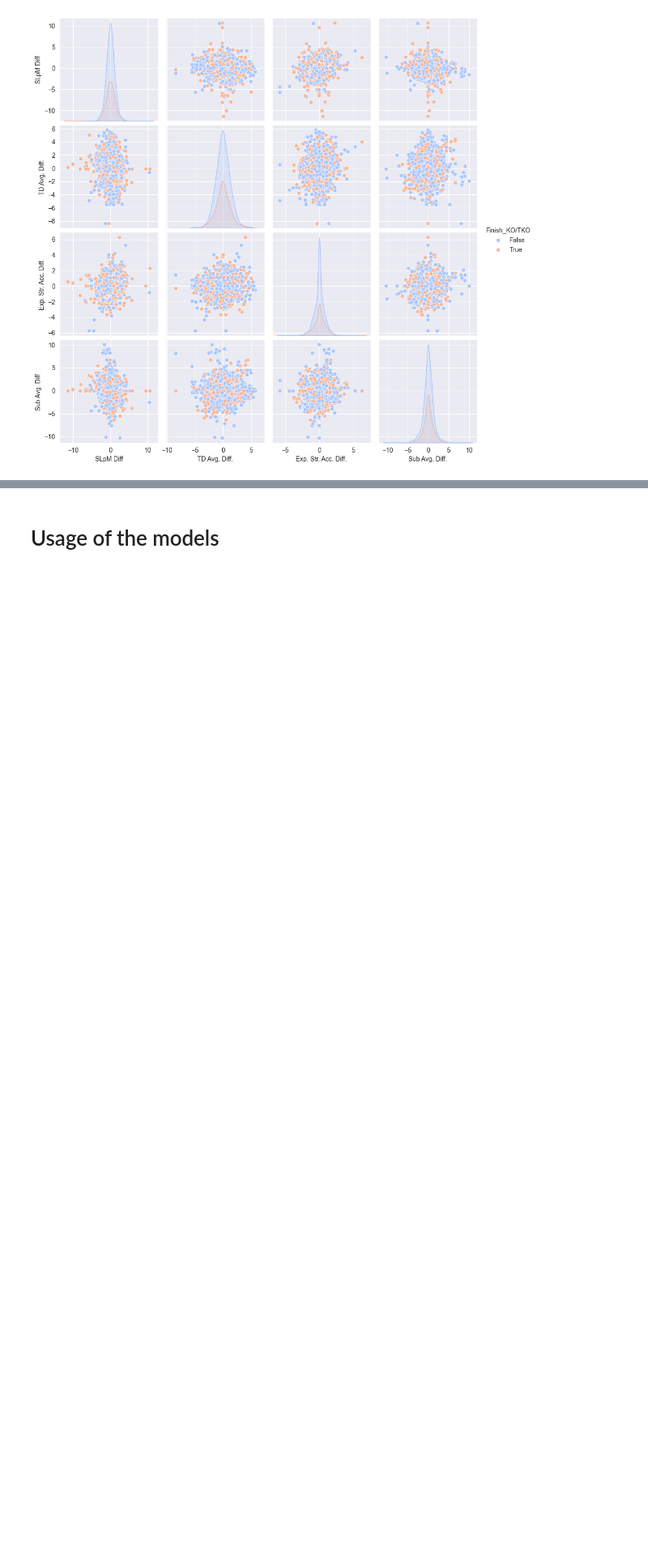
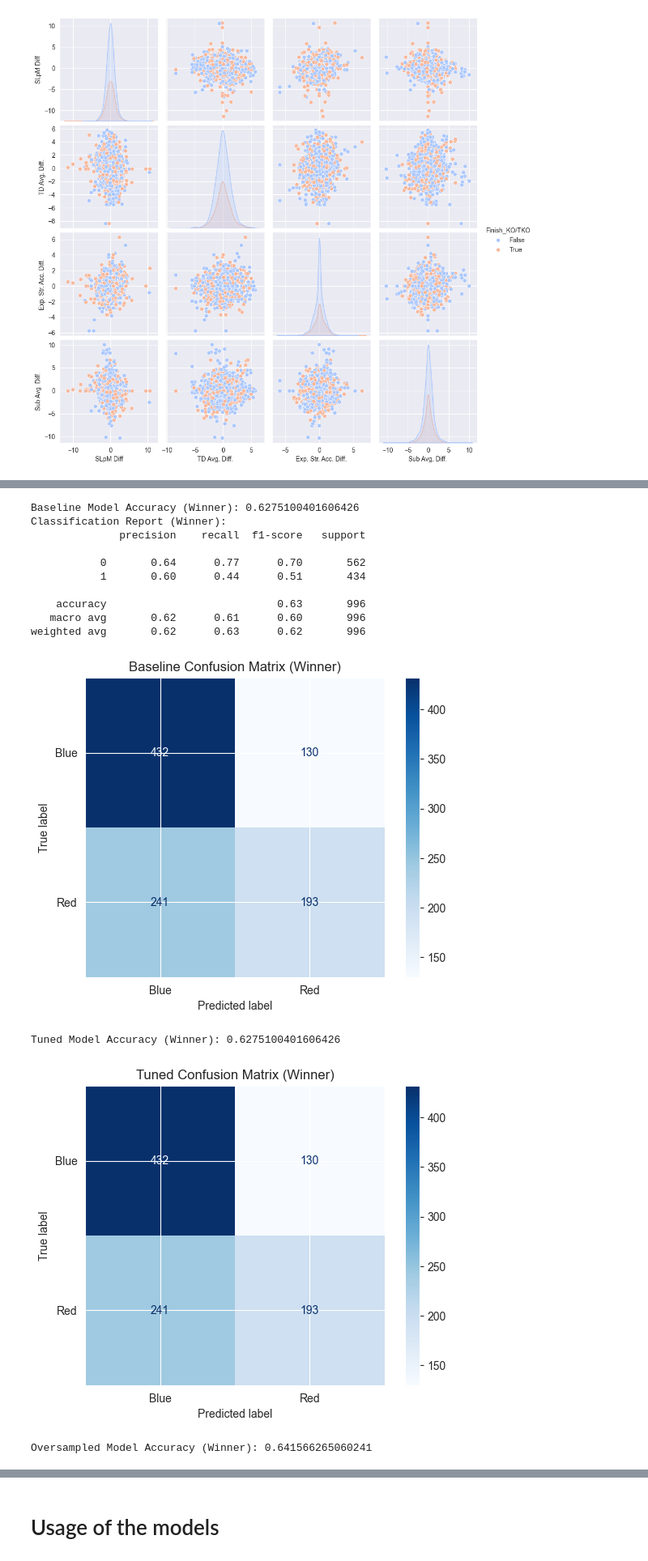
Before and after one commit to BurovDanil/MinorAI, a Jupyter notebook: PythonCR/Personal project/LogisticRegressionUFC.ipynb, the cells around one changed output, grey strips where cells are left out. Shown at 81% size. Drawn from its saved outputs; the diff is of its cells as text; code cells hidden in the pictures; blank space fills up the shorter version.

Commit message:
Finished personal report + modification on the dataset/logistic regression notebooks

```diff
--- a/PythonCR/Personal project/LogisticRegressionUFC.ipynb
+++ b/PythonCR/Personal project/LogisticRegressionUFC.ipynb
@@ -546,6 +384,0 @@ weighted avg       0.63      0.58      0.59       996
-# %%
-cm = confusion_matrix(y_test, y_pred)
-disp = ConfusionMatrixDisplay(confusion_matrix=cm, display_labels=model.classes_)
-disp.plot(cmap='Blues')
-plt.title("Confusion Matrix")
-plt.show()
@@ -703,0 +416,54 @@ weighted avg       0.67      0.67      0.67       856
+# %%
+x_train, x_test, y_train, y_test = prepare_data('Winner')
+
+model = LogisticRegression(random_state=42)
+model.fit(x_train, y_train)
+y_pred = model.predict(x_test)
+print("Baseline Model Accuracy (Winner):", accuracy_score(y_test, y_pred))
+print("Classification Report (Winner):")
+print(classification_report(y_test, y_pred))
+plot_confusion_matrix(y_test, y_pred, "Baseline Confusion Matrix (Winner)")
+
+# Hyperparameter tuning the baseline
+param_grid = {'C': [0.01, 0.1, 1, 10], 'solver': ['liblinear', 'lbfgs']}
+grid_search = GridSearchCV(LogisticRegression(random_state=42), param_grid, cv=5, scoring='accuracy')
+grid_search.fit(x_train, y_train)
+best_model = grid_search.best_estimator_
+y_pred_tuned = best_model.predict(x_test)
+print("Tuned Model Accuracy (Winner):", accuracy_score(y_test, y_pred_tuned))
+plot_confusion_matrix(y_test, y_pred_tuned, "Tuned Confusion Matrix (Winner)")
+
+# Oversampling the baseline
+smote = SMOTE(random_state=42)
+x_train_oversampled, y_train_oversampled = smote.fit_resample(x_train, y_train)
+oversampled_model = LogisticRegression(random_state=42)
+oversampled_model.fit(x_train_oversampled, y_train_oversampled)
+y_pred_oversampled = oversampled_model.predict(x_test)
+print("Oversampled Model Accuracy (Winner):", accuracy_score(y_test, y_pred_oversampled))
+plot_confusion_matrix(y_test, y_pred_oversampled, "Oversampled Confusion Matrix (Winner)")
+#Saving the oversampled model
+joblib.dump(oversampled_model, 'model_winner.pkl')
+
+# Undersampling the baseline
+undersampler = RandomUnderSampler(random_state=42)
+x_train_undersampled, y_train_undersampled = undersampler.fit_resample(x_train, y_train)
+undersampled_model = LogisticRegression(random_state=42)
+undersampled_model.fit(x_train_undersampled, y_train_undersampled)
+y_pred_undersampled = undersampled_model.predict(x_test)
+print("Undersampled Model Accuracy (Winner):", accuracy_score(y_test, y_pred_undersampled))
+plot_confusion_matrix(y_test, y_pred_undersampled, "Undersampled Confusion Matrix (Winner)")
+# %% [output]
+Baseline Model Accuracy (Winner): 0.6275100401606426
+Classification Report (Winner):
+              precision    recall  f1-score   support
+
+           0       0.64      0.77      0.70       562
+           1       0.60      0.44      0.51       434
+
+    accuracy                           0.63       996
+   macro avg       0.62      0.61      0.60       996
+weighted avg       0.62      0.63      0.62       996
+[figure, added]
+Tuned Model Accuracy (Winner): 0.6275100401606426
+[figure, added]
+Oversampled Model Accuracy (Winner): 0.641566265060241
```
Also changed, not shown: parts of 38 cells of this notebook, 54 other files.
